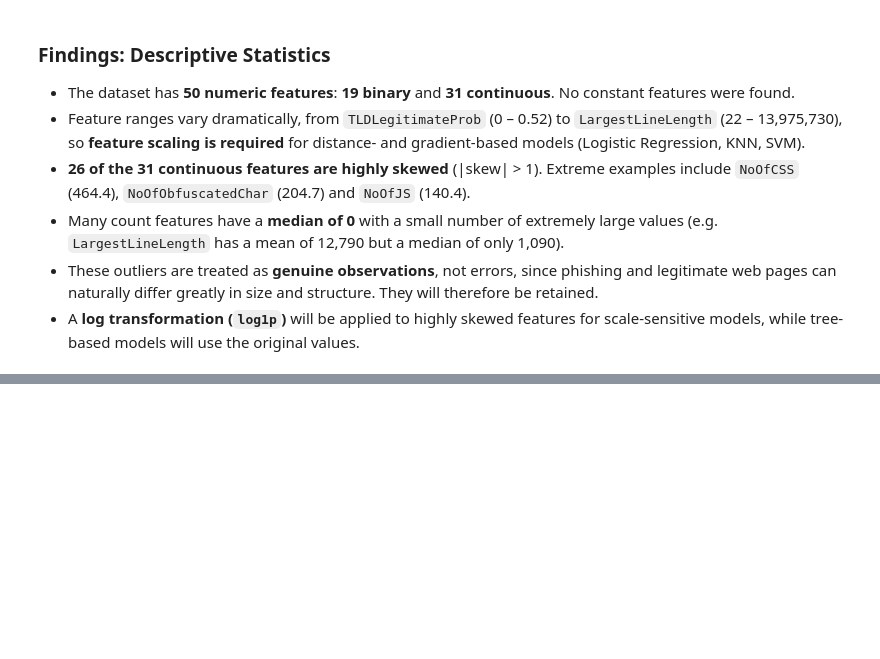
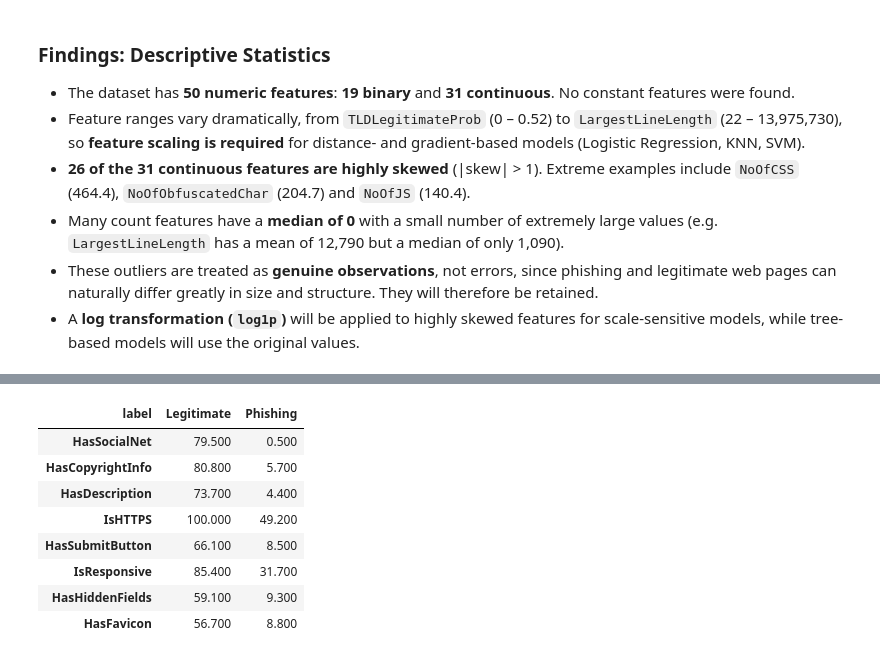
Before and after one commit to imansharinda-ux/DetectIt-ml, a Jupyter notebook: notebooks/01_eda.ipynb, the cells around one changed output, grey strips where cells are left out. Cells and saved outputs as stored; diff of their text form; code cells hidden in the pictures; blank space fills up the shorter version.

```diff
--- a/notebooks/01_eda.ipynb
+++ b/notebooks/01_eda.ipynb
@@ -257,0 +286,14 @@ dtype: float64
+# %%
+top_binary = target_corr[target_corr.index.isin(binary_cols)].head(8).index.tolist()
+binary_rates = df.groupby(class_labels)[top_binary].mean().T * 100
+binary_rates.round(1)
+# %% [output]
+| label | Legitimate | Phishing |
+| HasSocialNet | 79.500 | 0.500 |
+| HasCopyrightInfo | 80.800 | 5.700 |
+| HasDescription | 73.700 | 4.400 |
+| IsHTTPS | 100.000 | 49.200 |
+| HasSubmitButton | 66.100 | 8.500 |
+| IsResponsive | 85.400 | 31.700 |
+| HasHiddenFields | 59.100 | 9.300 |
+| HasFavicon | 56.700 | 8.800 |
```
Also changed, not shown: parts of 5 cells of this notebook, 2 other files.
